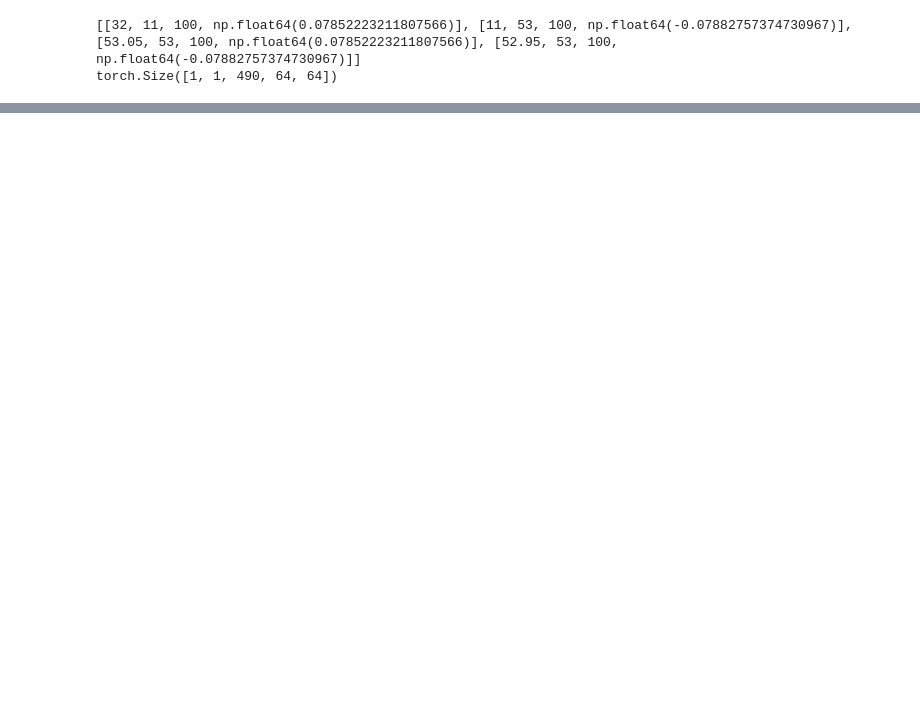
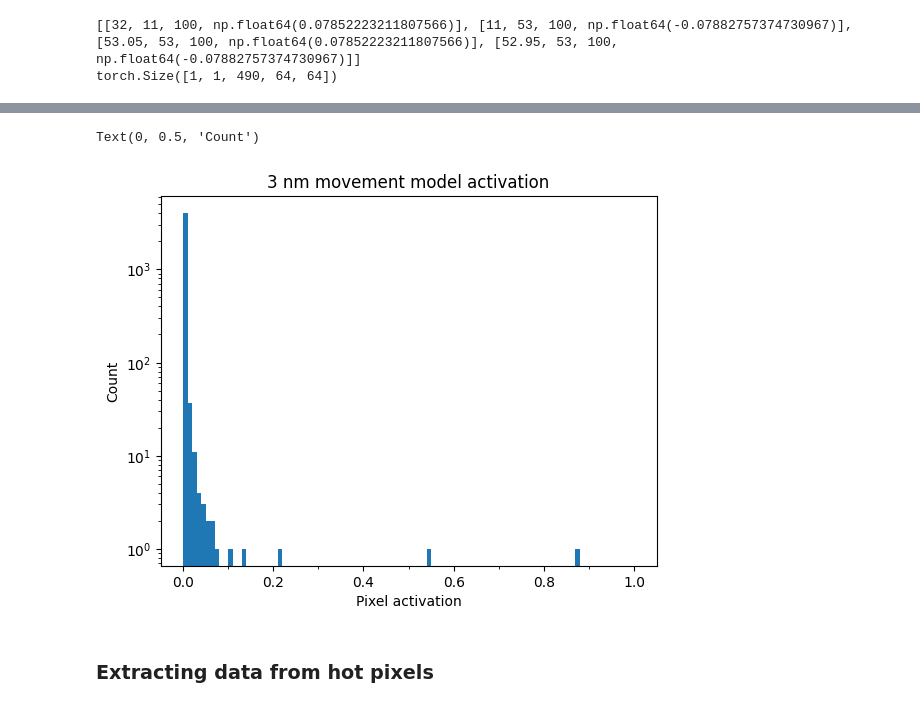
Before and after one commit to alexross-o/ml_mp, a Jupyter notebook: notebooks/eval_test.ipynb, the cells around one changed output, grey strips where cells are left out. Drawn from its saved outputs; the diff is of its cells as text; code cells hidden in the pictures; blank space fills up the shorter version.

Commit message:
eval notebook

```diff
--- a/notebooks/eval_test.ipynb
+++ b/notebooks/eval_test.ipynb
@@ -224,0 +353,23 @@ ax.set_
+# %%
+movement_dist_small = 3
+events_small = (
+    gen_movement_events(distance=movement_dist_small, theta=45 * np.pi / 180)
+    + events_doped
+)
+images_small, heatmap_small, offset_small, orientation_small = sim_n_eval(
+    events=events_small, model=model
+)
+
+movement_dist10 = 10
+events10 = (
+    gen_movement_events(distance=movement_dist10, theta=135 * np.pi / 180)
+    + events_doped
+)
+images10, heatmap10, offset10, orientation10 = sim_n_eval(events=events10, model=model)
+
+movement_dist15 = 20
+events20 = (
+    gen_movement_events(distance=movement_dist15, theta=270 * np.pi / 180)
+    + events_doped
+)
+images20, heatmap20, offset20, orientation20 = sim_n_eval(events=events20, model=model)
@@ -224,0 +426,15 @@ ax.set_
+# %%
+from matplotlib.ticker import MultipleLocator
+plt.hist(
+    heatmap_small[EventDetector.CLASS_BINDING][frame].flatten(), bins=100, range=(0, 1)
+)
+plt.yscale("log")
+plt.gca().xaxis.set_minor_locator(MultipleLocator(0.1))
+plt.title(f"{movement_dist_small} nm movement model activation")
+plt.xlabel("Pixel activation")
+plt.ylabel("Count")
+# %% [output]
+Text(0, 0.5, 'Count')
+[figure, added]
+# %% [markdown]
+### Extracting data from hot pixels
```
Also changed, not shown: parts of 36 cells of this notebook.
